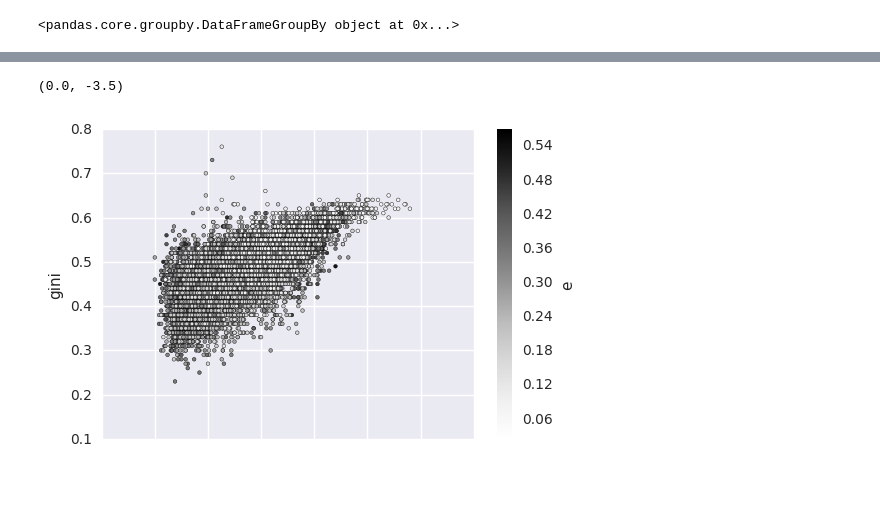
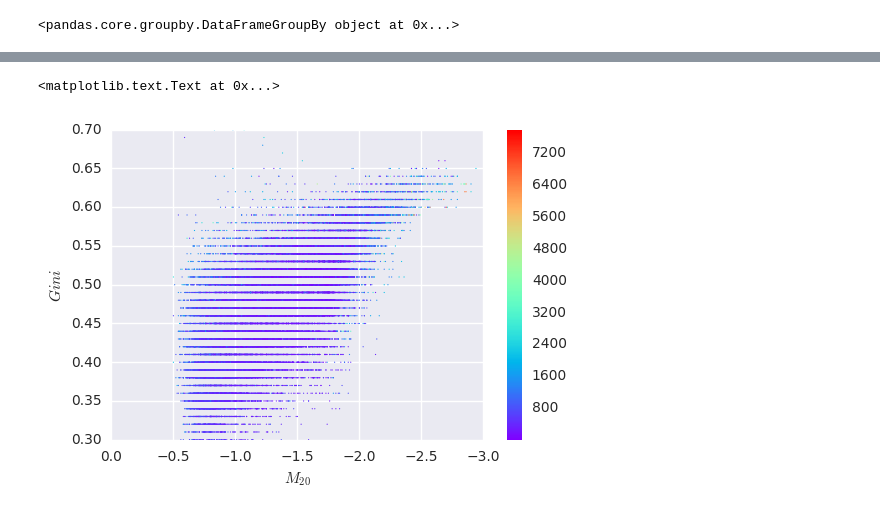
Before and after one commit to matiasbattocchia/ex_tesis, a Jupyter notebook: código/Morfologías.ipynb, the cells around one changed output, grey strips where cells are left out. Cells and saved outputs as stored; diff of their text form; code cells hidden in the pictures; blank space fills up the shorter version.

```diff
--- a/código/Morfologías.ipynb
+++ b/código/Morfologías.ipynb
@@ -114,12 +115,17 @@ Unimos todos los archivos creados por el programa de Lotz en uno solo. Hay una g
 # %%
 with open('compendio.morph', 'w') as compendio:
     for file in glob.glob('../morfologías/*.morph'):
-        id = re.search('\d+', file).group(0)
+        m = re.search('(?P<filtro>\w)_gal(?P<orientación>\w+)_(?P<id>\d+)', file)
 
         with open(file, 'r') as morfología:
+            content = False
+
             for line in morfología:
                 if line[0] != '#': # si no es un comentario...
-                    compendio.write(id + line)
+                    compendio.write(m.group('id') + '\t' + m.group('filtro') + '\t' + m.group('orientación') + line)
+                    content = True
+
+            #if not content: print(file)
 # %% [markdown]
 ### Carga de la consulta a la base de datos de EAGLE
 # %% [markdown]
@@ -295,24 +359,24 @@ circularidades = h5py.File('../illustris/stellar_circs.hdf5', 'r')
 filtros = ['gSDSS', 'iSDSS', 'uSDSS', 'hWFC3']
 cámaras = ['cam0', 'cam1', 'cam2', 'cam3']
 # %%
-df = pd.DataFrame()
+il = pd.DataFrame()
 
 for filtro in filtros:
     for cámara in cámaras:
         m = pd.DataFrame()
 
-        m['id']   = morfologías['Snapshot_135/SubfindID_%s' % cámara]
+        m['id'] = morfologías['Snapshot_135/SubfindID_%s' % cámara]
 
         m['filtro'] = filtro
         m['cámara'] = cámara
 
-        m['gini'] = morfologías['Snapshot_135/%s/Gini_%s'   % (filtro, cámara)]
-        m['m20']  = morfologías['Snapshot_135/%s/M20_%s'    % (filtro, cámara)]
+        m['gini'] = morfologías['Snapshot_135/%s/Gini_%s' % (filtro, cámara)]
+        m['m20']  = morfologías['Snapshot_135/%s/M20_%s'  % (filtro, cámara)]
         m['concentration']     = morfologías['Snapshot_135/%s/C_%s'  % (filtro, cámara)]
         m['petrosian_radius']  = morfologías['Snapshot_135/%s/RP_%s' % (filtro, cámara)]
         m['half_light_radius'] = morfologías['Snapshot_135/%s/RE_%s' % (filtro, cámara)]
 
-        df = pd.concat([df, m])
+        il = pd.concat([il, m])
 # %%
 c = pd.DataFrame()
 
@@ -324,0 +386,5 @@ df.set_index('id', inplace=True)
+# %%
+df = pd.merge(il, c, how='inner', on='id')
+#df.set_index('id', inplace=True)
+# %%
+g = df[df.filtro == 'gSDSS']
@@ -331,6 +497,12 @@ df2 = df[(df.filtro == 'gSDSS') & (df.cámara == 'cam0')]
 # %%
-df2.plot.scatter(x='m20', y='gini', c='e', s=7, edgecolor='none', cmap='rainbow')
-plt.xlim(plt.xlim()[::-1])
+plt.scatter(x=g.m20, y=g.gini, c=g.specific_angular_momentum, s=3, edgecolor='none', marker='.', cmap='rainbow')
+#plt.legend(loc=4)
+plt.xlim(plt.xlim(-3,0)[::-1])
+plt.ylim(.3,.7)
+plt.colorbar()
+plt.xlabel('$M_{20}$')
+plt.ylabel('$Gini$')
+#    plt.savefig('g_rand_illustris_eagle_gini_vs_m20.png')
 # %% [output]
-(0.0, -3.5)
+<matplotlib.text.Text at 0x...>
-[figure, old version]
+[figure, new version]
```
Also changed, not shown: parts of 35 cells of this notebook, 13 other files.
